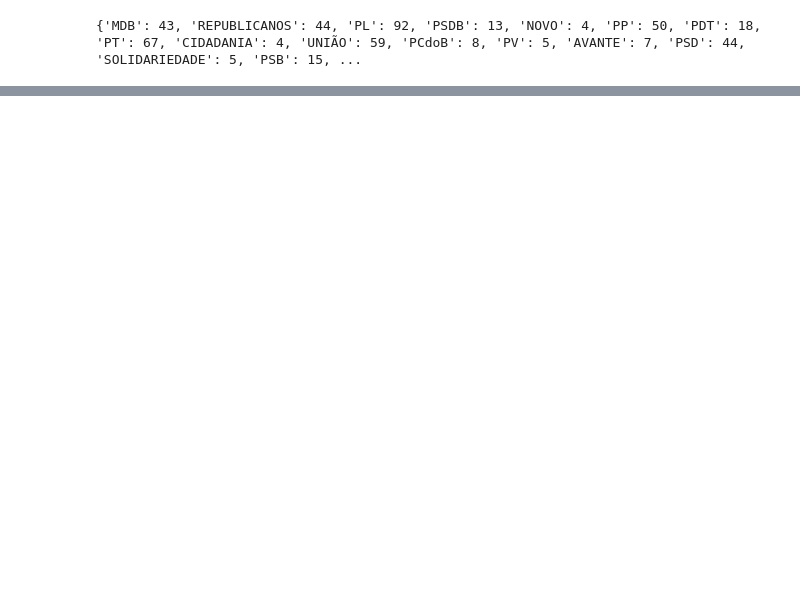
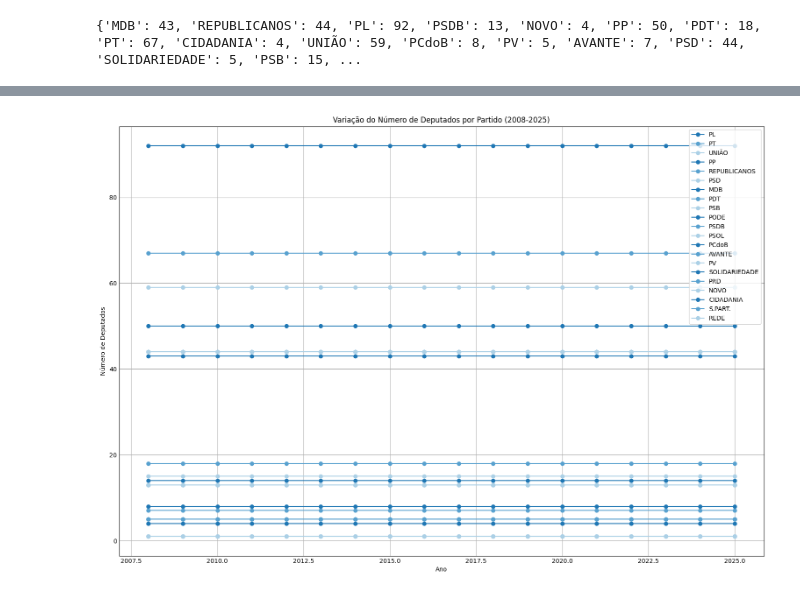
Before and after one commit to wdvictor/open-data-camara-deputados-analytics, a Jupyter notebook: main.ipynb, the cells around one changed output, grey strips where cells are left out. Cells and saved outputs as stored; diff of their text form; code cells hidden in the pictures; blank space fills up the shorter version.

Commit message:
Adicionando gráficos

```diff
--- a/main.ipynb
+++ b/main.ipynb
@@ -79,0 +50,20 @@ print(dict)
+# %%
+partidos_serie_historica = []
+
+for year in years:
+    print(year)
+    with open(f'data/deputados-{year}.json', 'r', encoding='utf-8') as file:
+        dado_ano = {}
+        response = json.load(file)
+        data = response['dados']
+        for deputado in data:
+            partido = deputado['siglaPartido']
+            if partido not in dado_ano:
+                dado_ano[partido] = 1
+            else:
+                dado_ano[partido] +=1
+        partidos_serie_historica.append(dado_ano)
+
+
+for partido in partidos_serie_historica:
+    partidos_serie_historica_ordenado = dict(sorted(partido.items(), key=lambda item: item[1], reverse=True))
@@ -79,0 +94,17 @@ print(dict)
+# %%
+df = pd.DataFrame(partidos_serie_historica_ordenado, index=years)
+plt.figure(figsize=(15, 10))
+
+for partido in  df.columns:
+    plt.plot(df.index, df[partido], marker='o', linestyle='-', label=partido)
+
+plt.xlabel("Ano")
+plt.ylabel("Número de Deputados")
+plt.title("Variação do Número de Deputados por Partido (2008-2025)")
+plt.legend()
+plt.grid(True)
+
+# Exibir o gráfico
+plt.show()
+# %% [output]
+[figure, added]
```
Also changed, not shown: parts of 5 cells of this notebook.
